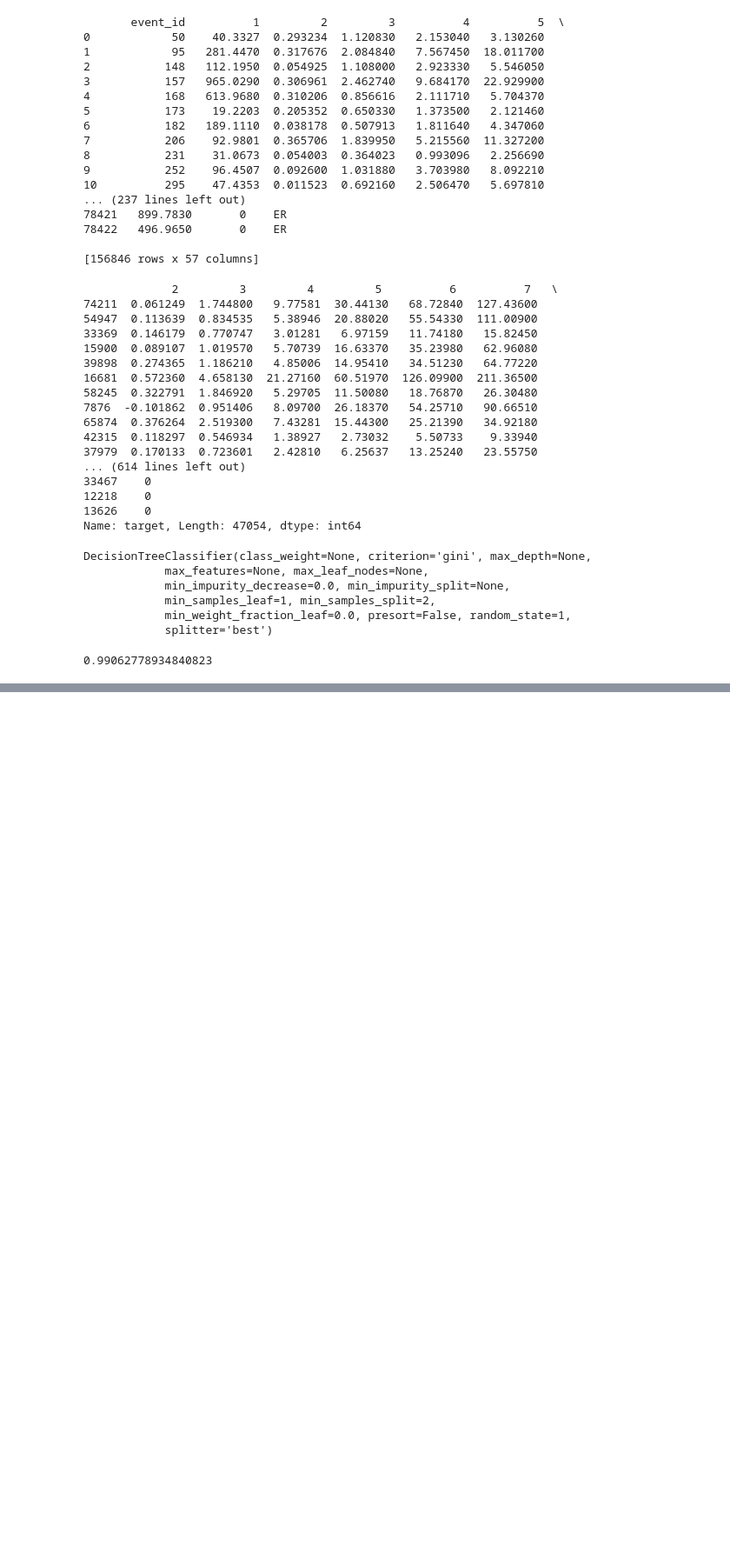
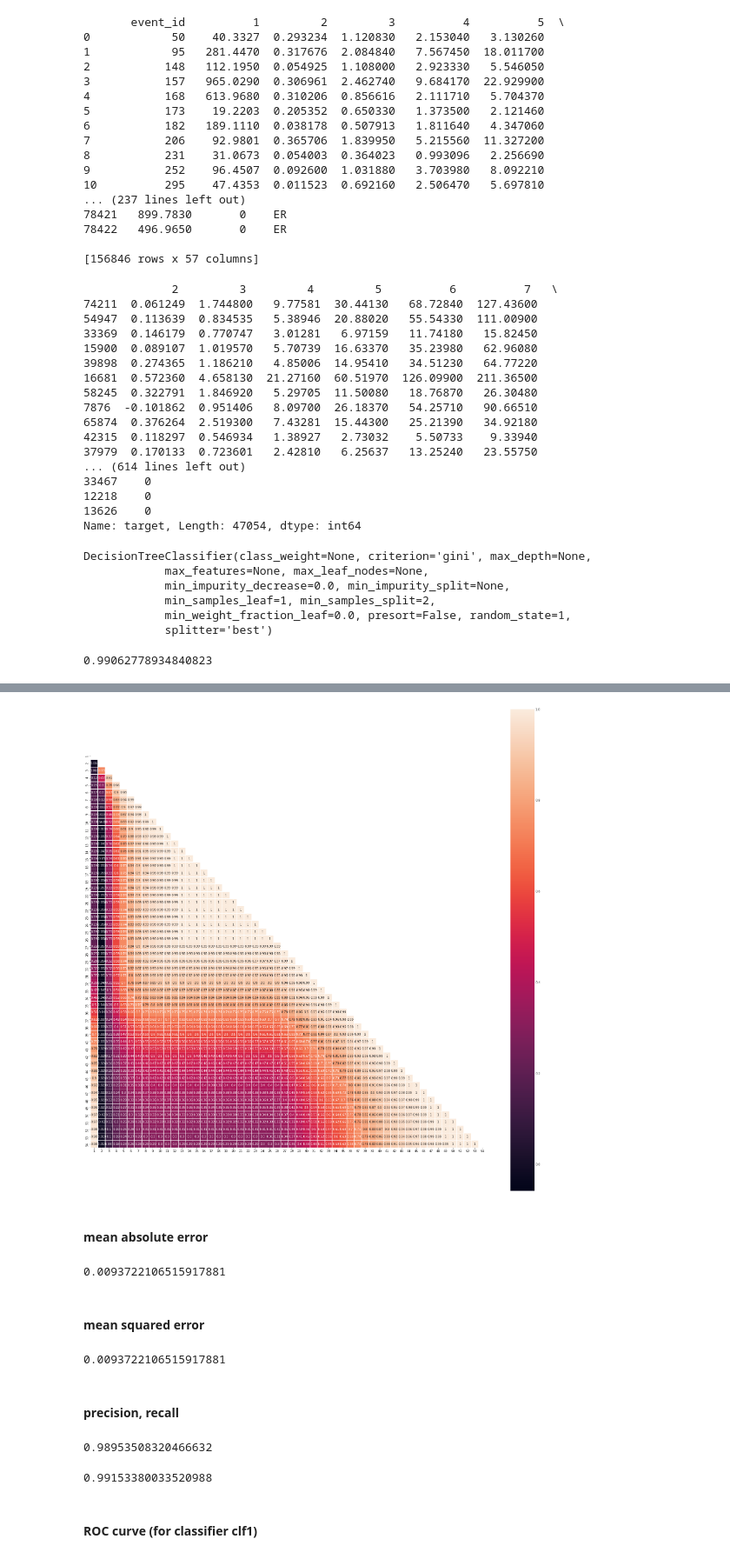
Before and after one commit to alisanozdrina/TMVA_for_DS50, a Jupyter notebook: NR_ER_data_frame.ipynb, the cells around one changed output, grey strips where cells are left out. Shown at 87% size. Drawn from its saved outputs; the diff is of its cells as text; code cells hidden in the pictures; blank space fills up the shorter version.

```diff
--- a/NR_ER_data_frame.ipynb
+++ b/NR_ER_data_frame.ipynb
@@ -95,0 +156,33 @@ metrics.accuracy_score(test_labels, predictions)
+# %%
+corr = data.iloc[:,1:55].corr()
+mask = np.zeros_like(corr)
+mask[np.triu_indices_from(mask)] = True
+fig, ax = plt.subplots(figsize=(30,30))
+with sns.axes_style("white"):
+    ax = sns.heatmap(corr, mask=mask, square=True, cbar=True, annot=True, linewidths=0.5)
+# %% [output]
+[figure, added]
+# %% [markdown]
+#### mean absolute error
+# %%
+metrics.mean_absolute_error(test_labels, predictions)
+# %% [output]
+0.0093722106515917881
+# %% [markdown]
+#### mean squared error
+# %%
+metrics.mean_squared_error(test_labels, predictions)
+# %% [output]
+0.0093722106515917881
+# %% [markdown]
+#### precision, recall
+# %%
+metrics.precision_score(test_labels, predictions)
+# %% [output]
+0.98953508320466632
+# %%
+metrics.recall_score(test_labels, predictions)
+# %% [output]
+0.99153380033520988
+# %% [markdown]
+#### ROC curve (for classifier clf1)
```
Also changed, not shown: parts of 25 cells of this notebook.
